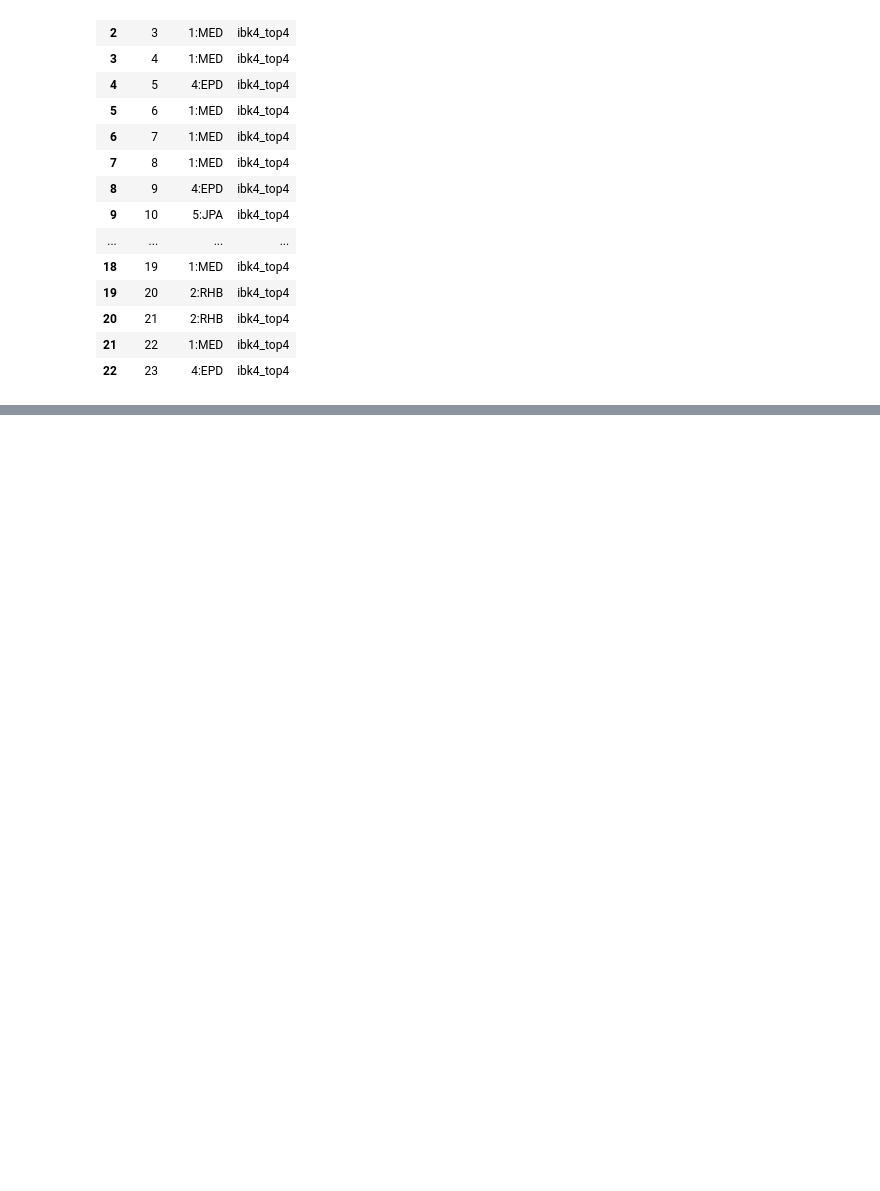
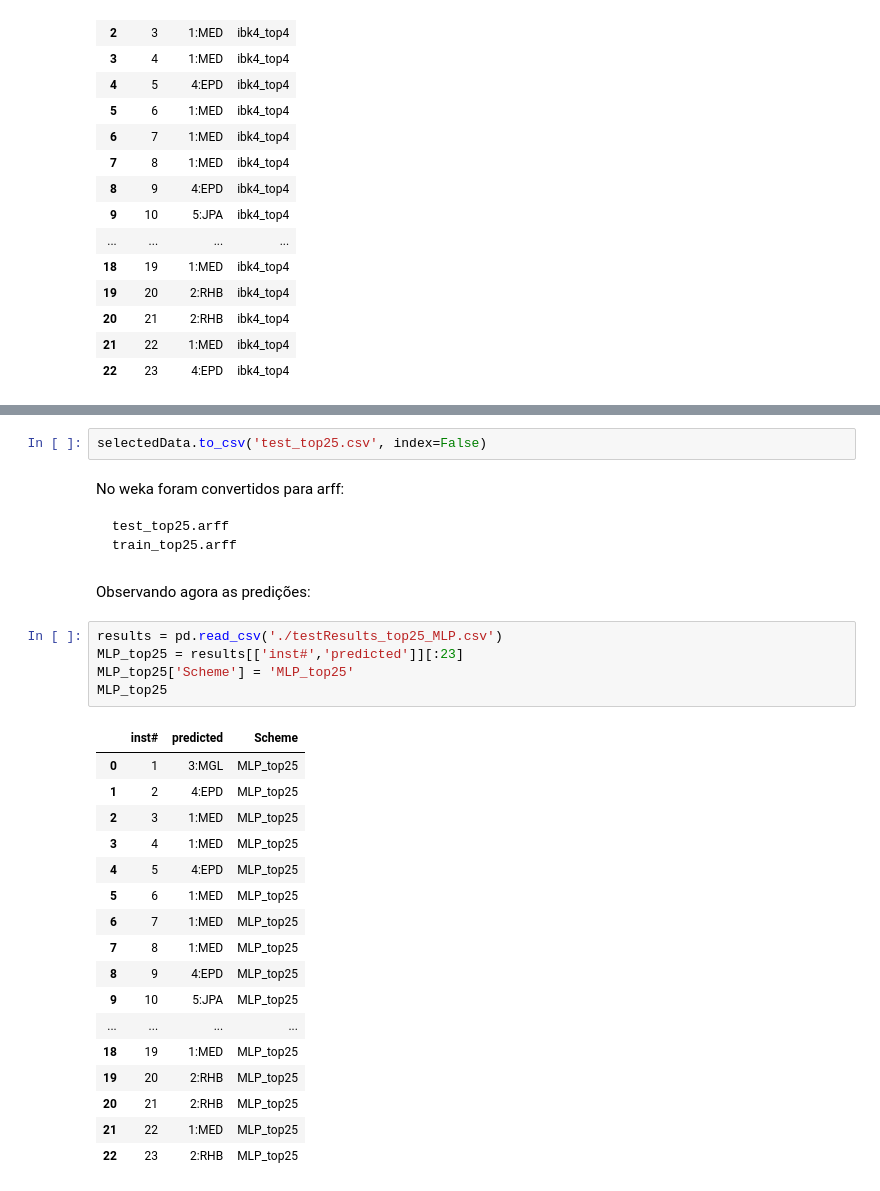
Before and after one commit to ojon/MD_Proj, a Jupyter notebook: TestResults.ipynb, the cells around one changed output, grey strips where cells are left out. Cells and saved outputs as stored; diff of their text form; blank space fills up the shorter version.

Commit message:
MLP e compilacao final dos resultados

```diff
--- a/TestResults.ipynb
+++ b/TestResults.ipynb
@@ -133,0 +179,32 @@ naiveK_top4
+# %%
+selectedData.to_csv('test_top25.csv', index=False)
+# %% [markdown]
+No weka foram convertidos para arff:
+
+    test_top25.arff
+    train_top25.arff
+# %% [markdown]
+Observando agora as predições:
+# %%
+results = pd.read_csv('./testResults_top25_MLP.csv')
+MLP_top25 = results[['inst#','predicted']][:23]
+MLP_top25['Scheme'] = 'MLP_top25'
+MLP_top25
+# %% [output]
+|  | inst# | predicted | Scheme |
+| 0 | 1 | 3:MGL | MLP_top25 |
+| 1 | 2 | 4:EPD | MLP_top25 |
+| 2 | 3 | 1:MED | MLP_top25 |
+| 3 | 4 | 1:MED | MLP_top25 |
+| 4 | 5 | 4:EPD | MLP_top25 |
+| 5 | 6 | 1:MED | MLP_top25 |
+| 6 | 7 | 1:MED | MLP_top25 |
+| 7 | 8 | 1:MED | MLP_top25 |
+| 8 | 9 | 4:EPD | MLP_top25 |
+| 9 | 10 | 5:JPA | MLP_top25 |
+| ... | ... | ... | ... |
+| 18 | 19 | 1:MED | MLP_top25 |
+| 19 | 20 | 2:RHB | MLP_top25 |
+| 20 | 21 | 2:RHB | MLP_top25 |
+| 21 | 22 | 1:MED | MLP_top25 |
+| 22 | 23 | 2:RHB | MLP_top25 |
```
Also changed, not shown: parts of 15 cells of this notebook, 5 other files.
